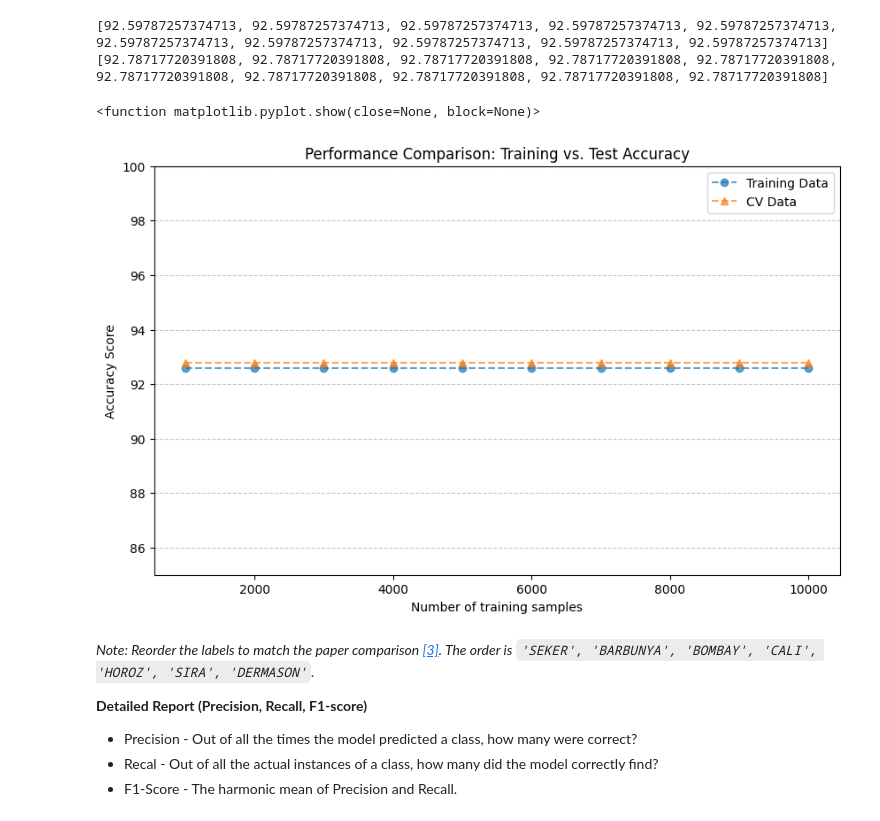
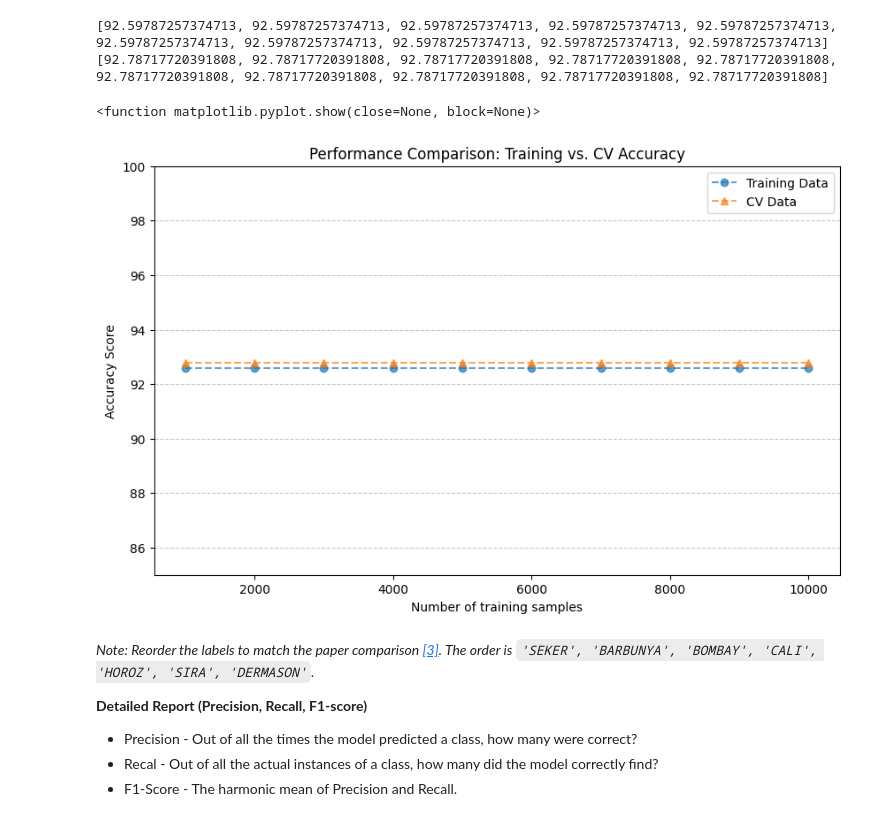
Before and after one commit to fadimardelli/dry-bean-classification, a Jupyter notebook: notebooks/02_models.ipynb, the cells around one changed output. Drawn from its saved outputs; the diff is of its cells as text; code cells hidden in the pictures.

Commit message:
Graph title update

```diff
--- a/notebooks/02_models.ipynb
+++ b/notebooks/02_models.ipynb
@@ -271,20 +271,20 @@ print(cv_scores)
 # %%
 # Plotting code follows...
 x = np.array([1000, 2000, 3000, 4000, 5000, 6000, 7000, 8000, 9000, 10000])
 plt.figure(figsize=(10, 6))
 plt.plot(x, train_scores, linestyle='dashed', label='Training Data', marker='o', alpha=0.7)
 plt.plot(x, cv_scores, linestyle='dashed', label='CV Data', marker='^', alpha=0.7)
 
 plt.grid(axis='y', linestyle='--', alpha=0.7)
-plt.title('Performance Comparison: Training vs. Test Accuracy')
+plt.title('Performance Comparison: Training vs. CV Accuracy')
 plt.ylabel('Accuracy Score')
 plt.xlabel('Number of training samples')
 plt.ylim(85, 100)
 plt.legend()
 plt.show
 # %% [output]
 <function matplotlib.pyplot.show(close=None, block=None)>
-[figure, old version]
+[figure, new version]
 # %% [markdown]
 _Note: Reorder the labels to match the paper comparison [[3]](../README.md#3). The order is `'SEKER', 'BARBUNYA', 'BOMBAY', 'CALI', 'HOROZ', 'SIRA', 'DERMASON'`._
 
```
Also changed, not shown: parts of 1 cell of this notebook.
